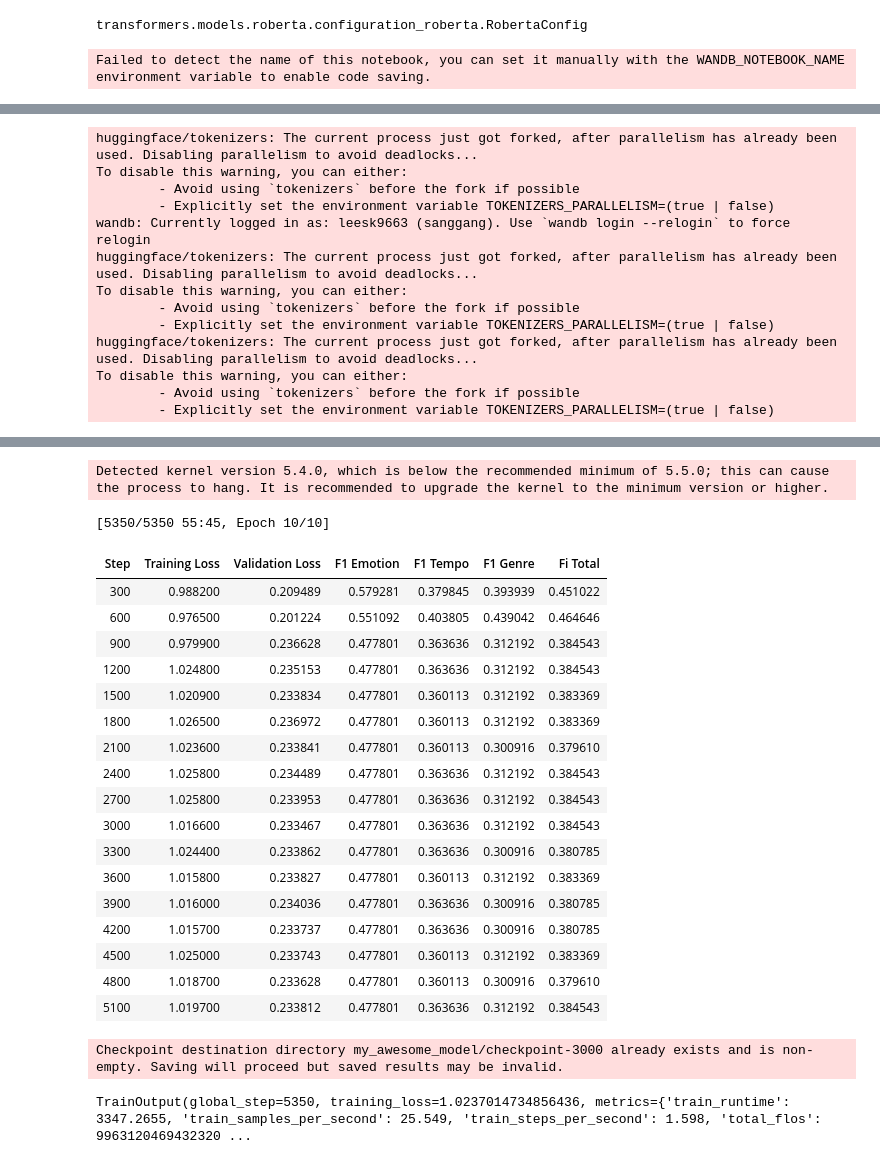
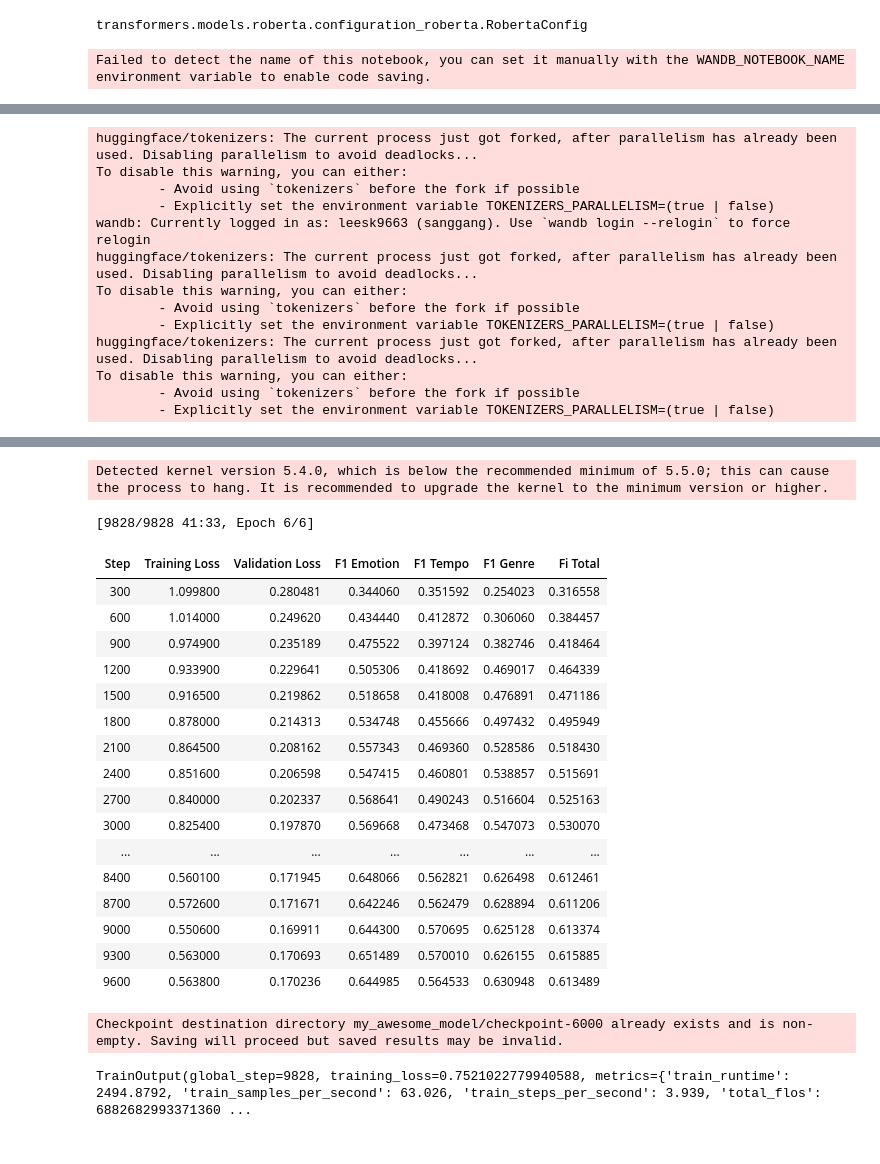
Before and after one commit to SangGank/LEVEL3, a Jupyter notebook: front_model.ipynb, the cells around one changed output, grey strips where cells are left out. Saved outputs shown, nothing was run; the diff lists cells and outputs as text; code cells hidden in the pictures.

Commit message:
Trot, ballad 저장

```diff
--- a/front_model.ipynb
+++ b/front_model.ipynb
@@ -59,0 +56,3 @@ with open('labels.pkl','wb') as f:
+# %%
+data.caption = data.caption.apply(lambda x: x.lower())
+data
@@ -60,3 +73,9 @@ with open('labels.pkl','wb') as f:
+# %%
+labels = {'emotion_labels' :data.emotion.unique(), 'tempo_labels' : data['tempo(category)'].unique(),
+              'genre_labels' : data['genre'].unique() }
+
+with open('labels.pkl','wb') as f:
+    pickle.dump(labels, f)
 # %%
 # with open('labels.pkl','rb') as f:
 #     pickle.dump(data.emotion.unique(),f)
@@ -107,13 +138,15 @@ class customDataset_after():
 # %%
 emotion , tempo, genre = data_labels('labels.pkl')
 # %%
-BASE_MODEL = 'FacebookAI/roberta-large'
+BASE_MODEL = 'SamLowe/roberta-base-go_emotions'
+
 
 tokenizer = AutoTokenizer.from_pretrained(BASE_MODEL)
 config = AutoConfig.from_pretrained(BASE_MODEL)
-config.num_labels1 = len(emotion)
-config.num_labels2 = len(tempo)
-config.num_labels3 = len(genre)
+
+config.num_labels1 = len(labels['emotion_labels'])
+config.num_labels2 = len(labels['tempo_labels'])
+config.num_labels3 = len(labels['genre_labels'])
 # model = customBertForSequenceClassification.from_pretrained(BASE_MODEL, config= config).to(device)
 model = customRobertaForSequenceClassification.from_pretrained(BASE_MODEL, config= config).to(device)
 # model = customElectraForSequenceClassification.from_pretrained(BASE_MODEL, config= config).to(device)
@@ -129,12 +162,19 @@ type(config)
 transformers.models.roberta.configuration_roberta.RobertaConfig
 # %%
 data2 = data.copy()
-emotion_data = data2.groupby('emotion').sample(frac=0.05, random_state=42)
-tempo_data = data2.groupby('tempo(category)').sample(frac=0.05, random_state=42)
-genre_data = data2.groupby('genre').sample(frac=0.05, random_state=42)
-index_total = set(emotion_data.index) | set(tempo_data.index) | set(genre_data.index)
-valid_data = data2.iloc[list(index_total)]
-train_data = data2.drop(list(index_total)).sample(frac=1, random_state=42)
+# emotion_data = data2.groupby('emotion').sample(frac=0.05, random_state=42)
+# tempo_data = data2.groupby('tempo(category)').sample(frac=0.05, random_state=42)
+# genre_data = data2.groupby('genre').sample(frac=0.05, random_state=42)
+# index_total = set(emotion_data.index) | set(tempo_data.index) | set(genre_data.index)
+# valid_data = data2.iloc[list(index_total)]
+# train_data = data2.drop(list(index_total)).sample(frac=1, random_state=42)
+
+
+    ## Data split
+
+data_valid_index = data.groupby(['emotion','genre','tempo(category)']).sample(frac=0.1, random_state=42).index
+valid_data = data.iloc[data_valid_index]
+train_data = data.drop(list(data_valid_index)).sample(frac=1, random_state=42)
 # %%
 # dataset_train = frontModelDataset(train_data, tokenizer =tokenizer)
 # dataset_valid = frontModelDataset(valid_data, tokenizer =tokenizer)
@@ -201,7 +241,7 @@ data_collator = DataCollatorWithPadding(tokenizer=tokenizer)
 # %%
 print(config.num_labels1, config.num_labels2, config.num_labels3)
 
-wandb.init(project="Final project", entity="sanggang",name = "epoch_10"+BASE_MODEL)
+wandb.init(project="Final project", entity="sanggang",name = "trot_ballad_"+BASE_MODEL)
 
 training_args = TrainingArguments(
 
@@ -232,6 +272,7 @@ trainer = CustomTrainer(
    tokenizer=tokenizer,
    data_collator=data_collator,
    compute_metrics=compute_metrics,
+   callbacks = [EarlyStoppingCallback(early_stopping_patience=5)],
 )
 
 
@@ -273,22 +315,21 @@ View run at https://wandb.ai/sanggang/Final%20project/runs/gztzjbd2
 Detected kernel version 5.4.0, which is below the recommended minimum of 5.5.0; this can cause the process to hang. It is recommended to upgrade the kernel to the minimum version or higher.
-[5350/5350 55:45, Epoch 10/10]
+[9828/9828 41:33, Epoch 6/6]
 | Step | Training Loss | Validation Loss | F1 Emotion | F1 Tempo | F1 Genre | Fi Total |
-| 300 | 0.988200 | 0.209489 | 0.579281 | 0.379845 | 0.393939 | 0.451022 |
-| 600 | 0.976500 | 0.201224 | 0.551092 | 0.403805 | 0.439042 | 0.464646 |
-| 900 | 0.979900 | 0.236628 | 0.477801 | 0.363636 | 0.312192 | 0.384543 |
-| 1200 | 1.024800 | 0.235153 | 0.477801 | 0.363636 | 0.312192 | 0.384543 |
-| 1500 | 1.020900 | 0.233834 | 0.477801 | 0.360113 | 0.312192 | 0.383369 |
-| 1800 | 1.026500 | 0.236972 | 0.477801 | 0.360113 | 0.312192 | 0.383369 |
-| 2100 | 1.023600 | 0.233841 | 0.477801 | 0.360113 | 0.300916 | 0.379610 |
-| 2400 | 1.025800 | 0.234489 | 0.477801 | 0.363636 | 0.312192 | 0.384543 |
-| 2700 | 1.025800 | 0.233953 | 0.477801 | 0.363636 | 0.312192 | 0.384543 |
-| 3000 | 1.016600 | 0.233467 | 0.477801 | 0.363636 | 0.312192 | 0.384543 |
-| 3300 | 1.024400 | 0.233862 | 0.477801 | 0.363636 | 0.300916 | 0.380785 |
-| 3600 | 1.015800 | 0.233827 | 0.477801 | 0.360113 | 0.312192 | 0.383369 |
-| 3900 | 1.016000 | 0.234036 | 0.477801 | 0.363636 | 0.300916 | 0.380785 |
-| 4200 | 1.015700 | 0.233737 | 0.477801 | 0.363636 | 0.300916 | 0.380785 |
-| 4500 | 1.025000 | 0.233743 | 0.477801 | 0.360113 | 0.312192 | 0.383369 |
-| 4800 | 1.018700 | 0.233628 | 0.477801 | 0.360113 | 0.300916 | 0.379610 |
-| 5100 | 1.019700 | 0.233812 | 0.477801 | 0.363636 | 0.312192 | 0.384543 |
+| 300 | 1.099800 | 0.280481 | 0.344060 | 0.351592 | 0.254023 | 0.316558 |
+| 600 | 1.014000 | 0.249620 | 0.434440 | 0.412872 | 0.306060 | 0.384457 |
+| 900 | 0.974900 | 0.235189 | 0.475522 | 0.397124 | 0.382746 | 0.418464 |
+| 1200 | 0.933900 | 0.229641 | 0.505306 | 0.418692 | 0.469017 | 0.464339 |
+| 1500 | 0.916500 | 0.219862 | 0.518658 | 0.418008 | 0.476891 | 0.471186 |
+| 1800 | 0.878000 | 0.214313 | 0.534748 | 0.455666 | 0.497432 | 0.495949 |
+| 2100 | 0.864500 | 0.208162 | 0.557343 | 0.469360 | 0.528586 | 0.518430 |
+| 2400 | 0.851600 | 0.206598 | 0.547415 | 0.460801 | 0.538857 | 0.515691 |
+| 2700 | 0.840000 | 0.202337 | 0.568641 | 0.490243 | 0.516604 | 0.525163 |
+| 3000 | 0.825400 | 0.197870 | 0.569668 | 0.473468 | 0.547073 | 0.530070 |
+| ... | ... | ... | ... | ... | ... | ... |
+| 8400 | 0.560100 | 0.171945 | 0.648066 | 0.562821 | 0.626498 | 0.612461 |
+| 8700 | 0.572600 | 0.171671 | 0.642246 | 0.562479 | 0.628894 | 0.611206 |
+| 9000 | 0.550600 | 0.169911 | 0.644300 | 0.570695 | 0.625128 | 0.613374 |
+| 9300 | 0.563000 | 0.170693 | 0.651489 | 0.570010 | 0.626155 | 0.615885 |
+| 9600 | 0.563800 | 0.170236 | 0.644985 | 0.564533 | 0.630948 | 0.613489 |
-Checkpoint destination directory my_awesome_model/checkpoint-3000 already exists and is non-empty. Saving will proceed but saved results may be invalid.
+Checkpoint destination directory my_awesome_model/checkpoint-6000 already exists and is non-empty. Saving will proceed but saved results may be invalid.
-TrainOutput(global_step=5350, training_loss=1.0237014734856436, metrics={'train_runtime': 3347.2655, 'train_samples_per_second': 25.549, 'train_steps_per_second': 1.598, 'total_flos': 9963120469432320 ...
+TrainOutput(global_step=9828, training_loss=0.7521022779940588, metrics={'train_runtime': 2494.8792, 'train_samples_per_second': 63.026, 'train_steps_per_second': 3.939, 'total_flos': 6882682993371360 ...
```
Also changed, not shown: parts of 7 cells of this notebook, 9 other files.
